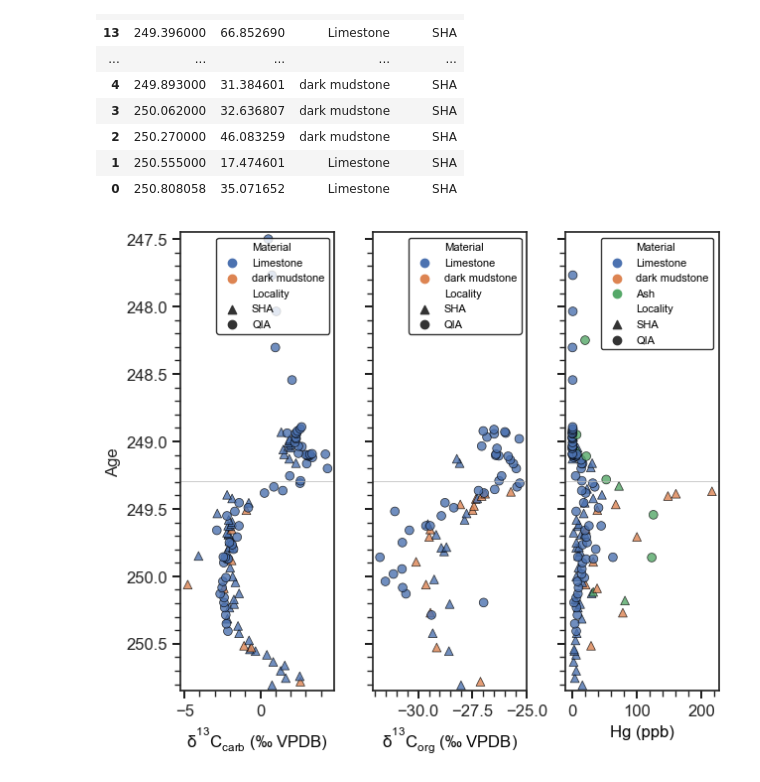
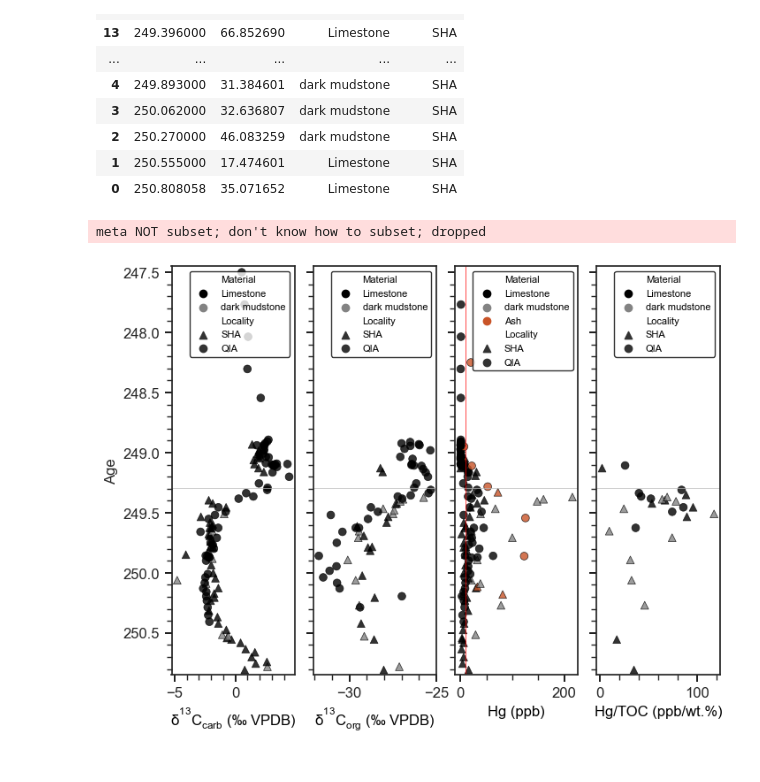
Before and after one commit to oluwaseun-edward/notebooks, a Jupyter notebook: Aged_plots.ipynb, the cells around one changed output. Cells and saved outputs as stored; diff of their text form; code cells hidden in the pictures.

```diff
--- a/Aged_plots.ipynb
+++ b/Aged_plots.ipynb
@@ -58,6 +56,7 @@ label_d13Corg = r'$\delta^{13}C_{org}\;(‰\;VPDB)$'
 label_Sr = r"$^{87}Sr/^{86}Sr$"
 label_Nd = "$\epsilon_{Nd(t)}$"
 label_Hg = "Hg (ppb)"
+label_HgTOC = "Hg/TOC (ppb/wt.%)"
 # %%
 smoothed_d13C = lowess(d13C, d13C_age, frac=s_factor)
 smoothed_Sr = lowess(Sr, Sr_age, frac=s_factor)
@@ -106,9 +105,9 @@ for i in range(4):
 # %% [markdown]
 # Vertical plot by age
 # %%
-fig, ax = plt.subplots(nrows=1, ncols=4, figsize=(9, 6), sharey=True)
+fig, ax = plt.subplots(nrows=1, ncols=4, figsize=(8, 6), sharey=True)
 (ax0, ax1, ax2, ax3) = ax
-fig.subplots_adjust(hspace=0.1, wspace=0.25)
+fig.subplots_adjust(hspace=0.1, wspace=0.15)
 
 axes = [ax0, ax1, ax2, ax3]
 
@@ -138,6 +137,6 @@ ax1.axvline(x=1, linewidth=.5, color="black", linestyle='--')
 # change orientation of the x-axis labels on the Sr isotope plot
 for tick in ax2.get_xticklabels():
     tick.set_rotation(45)
-plt.savefig(f'{save_path}Nd_Sr.pdf')
+plt.savefig(f'{save_path}Oman-data-aged.pdf')
 # %% [output]
 meta NOT subset; don't know how to subset; dropped
@@ -193,31 +192,37 @@ smoothed_Corg = lowess(Corg, Corg_age, frac=s_factor)
 smoothed_Hg = lowess(Hg, Hg_age, frac=s_factor)
 smoothed_HgTOC = lowess(HgTOC, HgTOC_age, frac=s_factor)
 
-y_axis = [d13C_age, Corg_age, Hg_age]
-x_axis = [d13C, Corg, Hg]
-df = [d13C_data, Corg_data, Hg_data]
-labels = [label_d13C, label_d13Corg, label_Hg]
+y_axis = [d13C_age, Corg_age, Hg_age, HgTOC_age]
+x_axis = [d13C, Corg, Hg, HgTOC]
+df = [d13C_data, Corg_data, Hg_data, HgTOC_data]
+labels = [label_d13C, label_d13Corg, label_Hg, label_HgTOC]
 
-smoothed = [smoothed_d13C, smoothed_Corg, smoothed_Hg]
+smoothed = [smoothed_d13C, smoothed_Corg, smoothed_Hg, smoothed_HgTOC]
+color1 = ['black', "#838383"]
+color2 = ['black', "#838383", "#c95428"]
+colors = [color1, color1, color2, color1]
 # %%
-fig, ax = plt.subplots(nrows=1, ncols=3, figsize=(7, 6), sharey=True)
-(ax0, ax1, ax2) = ax
-fig.subplots_adjust(hspace=0.1, wspace=0.25)
+fig, ax = plt.subplots(nrows=1, ncols=4, figsize=(8, 6), sharey=True)
+(ax0, ax1, ax2, ax3) = ax
+fig.subplots_adjust(hspace=0.1, wspace=0.15)
 
-axes = [ax0, ax1, ax2]
+axes = [ax0, ax1, ax2, ax3]
 ax = plt.gca()
 
-for i in range(3):
-    sns.scatterplot(x=x_axis[i], y=y_axis[i], ax=axes[i], data=df[i], edgecolor="black", hue = 'Material',
+for i in range(4):
+    sns.scatterplot(x=x_axis[i], y=y_axis[i], ax=axes[i], data=df[i], edgecolor="black", hue = 'Material', palette = colors[i],
                     alpha=.8, legend=True, style='Locality', markers=markers, s=40, color='black'
                     )
     axes[i].invert_yaxis()
     axes[i].tick_params(labelsize=f_size, color="black",)
     axes[i].set_ylim(250.85, 247.45)
     axes[i].set_xlabel(labels[i], fontsize=f_size, c="black")
     axes[i].legend(loc='upper right', ncols=1, fontsize=8, labelcolor='black',
                    markerscale=1, edgecolor='black')
     axes[i].minorticks_on()
     axes[i].axhline(y=249.292, linewidth=.5, color="#b8b8b8", linestyle='-')
+ax2.axvline(x = 10, linewidth=.5, color='red', linestyle='-')
+plt.savefig(f'{save_path}China-data-aged.pdf')
 # %% [output]
+meta NOT subset; don't know how to subset; dropped
-[figure, old version]
+[figure, new version]
```
Also changed, not shown: parts of 2 cells of this notebook.
